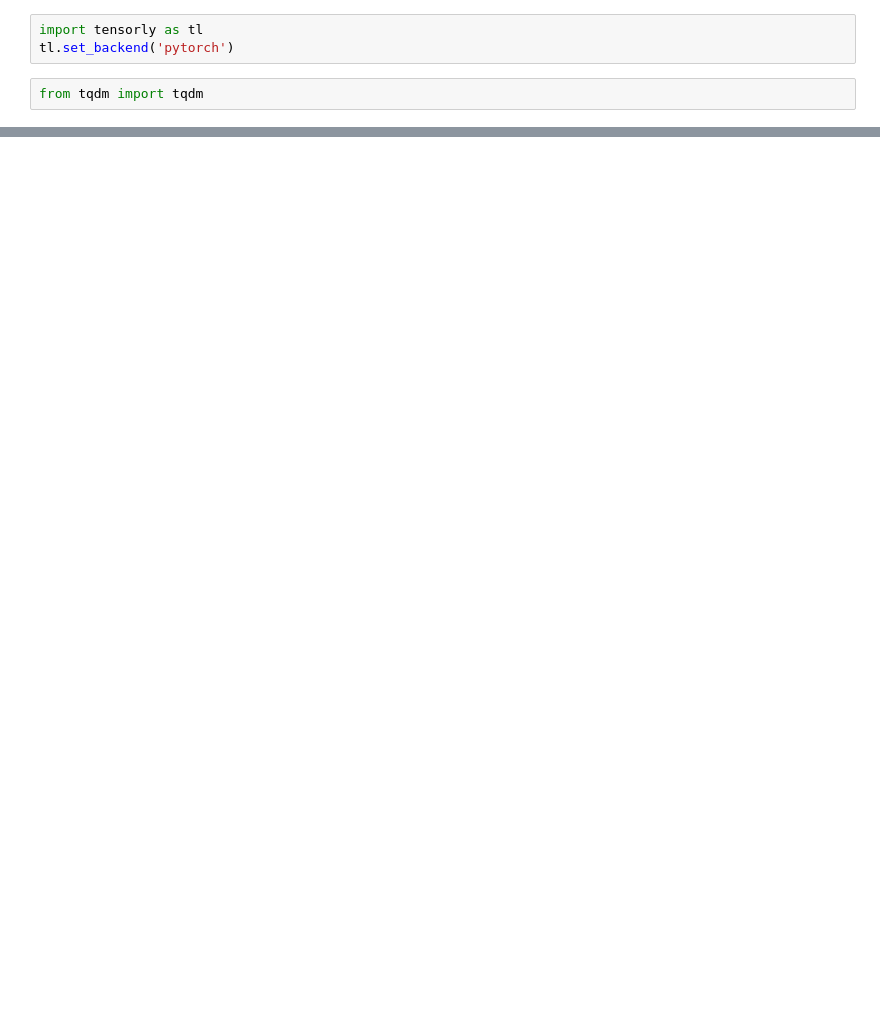
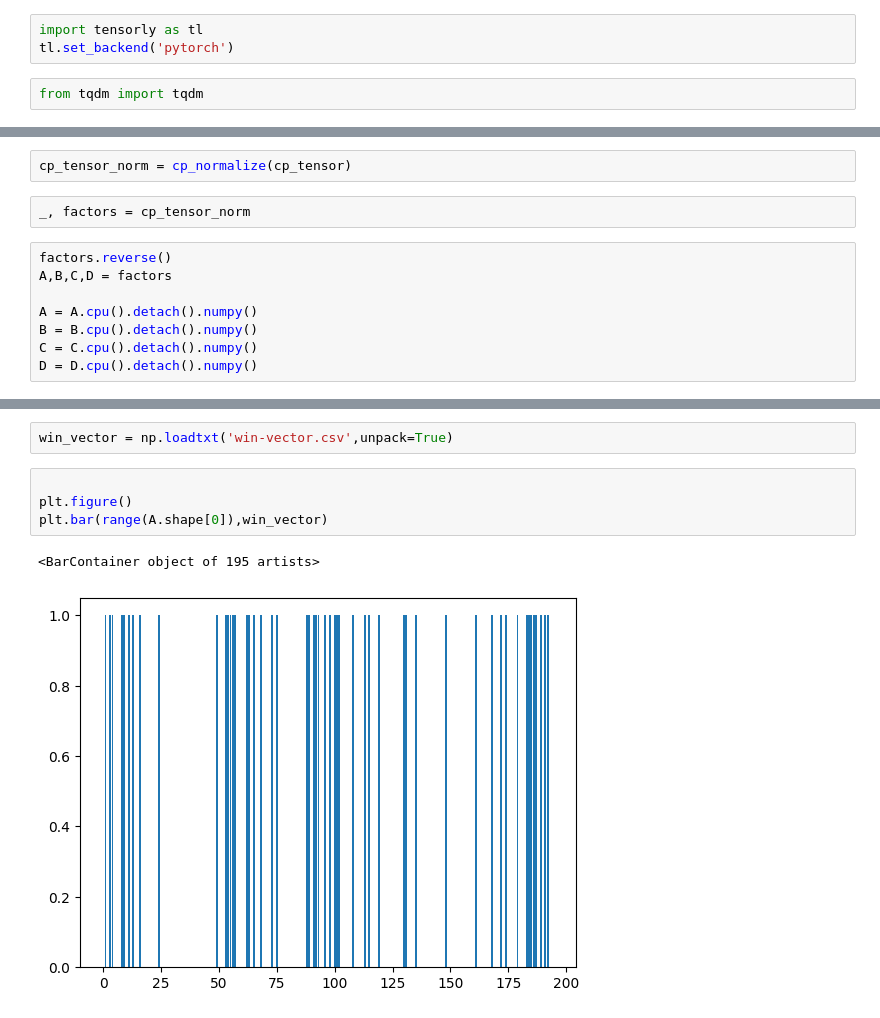
Before and after one commit to hug0-w/Tensor-Decompositions-OPM-MEG, a Jupyter notebook: decompositions/rank_selection_outcome.ipynb, the cells around one changed output, grey strips where cells are left out. Cells and saved outputs as stored; diff of their text form; blank space fills up the shorter version.

```diff
--- a/decompositions/rank_selection_outcome.ipynb
+++ b/decompositions/rank_selection_outcome.ipynb
@@ -184,0 +286,12 @@ Text(0.5, 1.0, 'CP Rank Stability (ALS) - Outcome')
+# %%
+cp_tensor_norm = cp_normalize(cp_tensor)
+# %%
+_, factors = cp_tensor_norm
+# %%
+factors.reverse()
+A,B,C,D = factors
+
+A = A.cpu().detach().numpy()
+B = B.cpu().detach().numpy()
+C = C.cpu().detach().numpy()
+D = D.cpu().detach().numpy()
@@ -184,0 +318,9 @@ Text(0.5, 1.0, 'CP Rank Stability (ALS) - Outcome')
+# %%
+win_vector = np.loadtxt('win-vector.csv',unpack=True)
+# %%
+
+plt.figure()
+plt.bar(range(A.shape[0]),win_vector)
+# %% [output]
+<BarContainer object of 195 artists>
+[figure, added]
```
Also changed, not shown: parts of 30 cells of this notebook.
